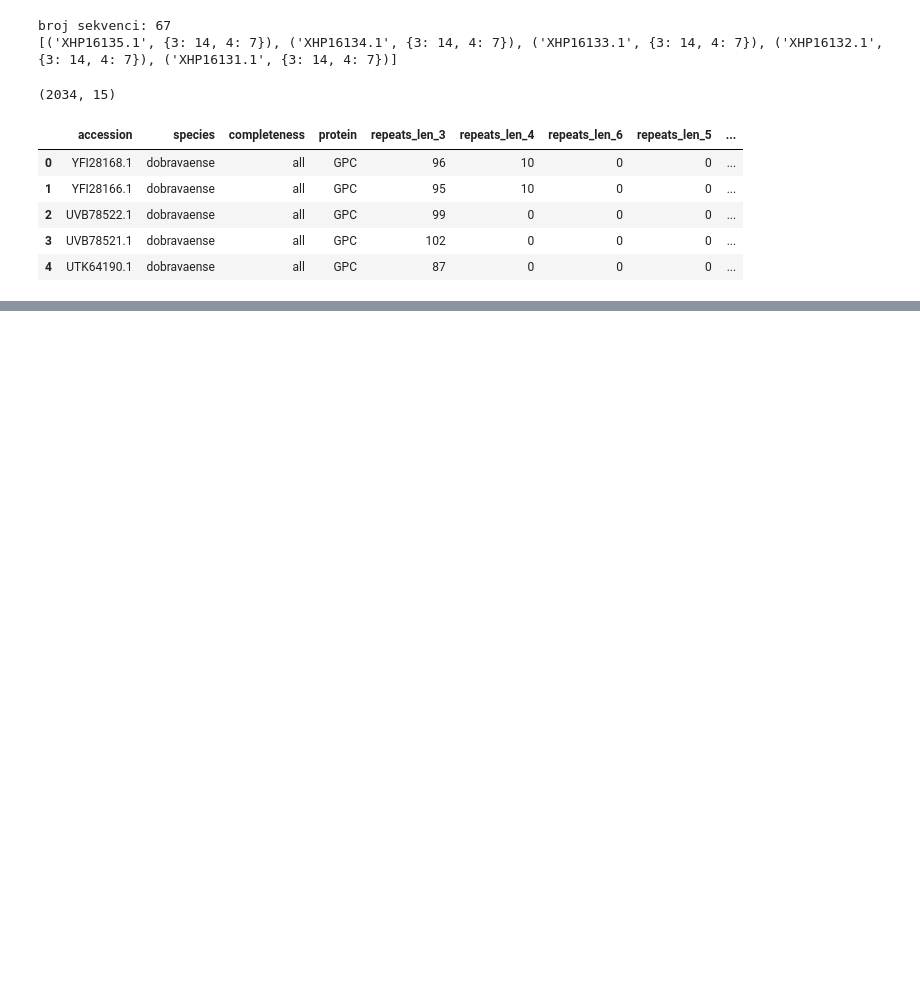
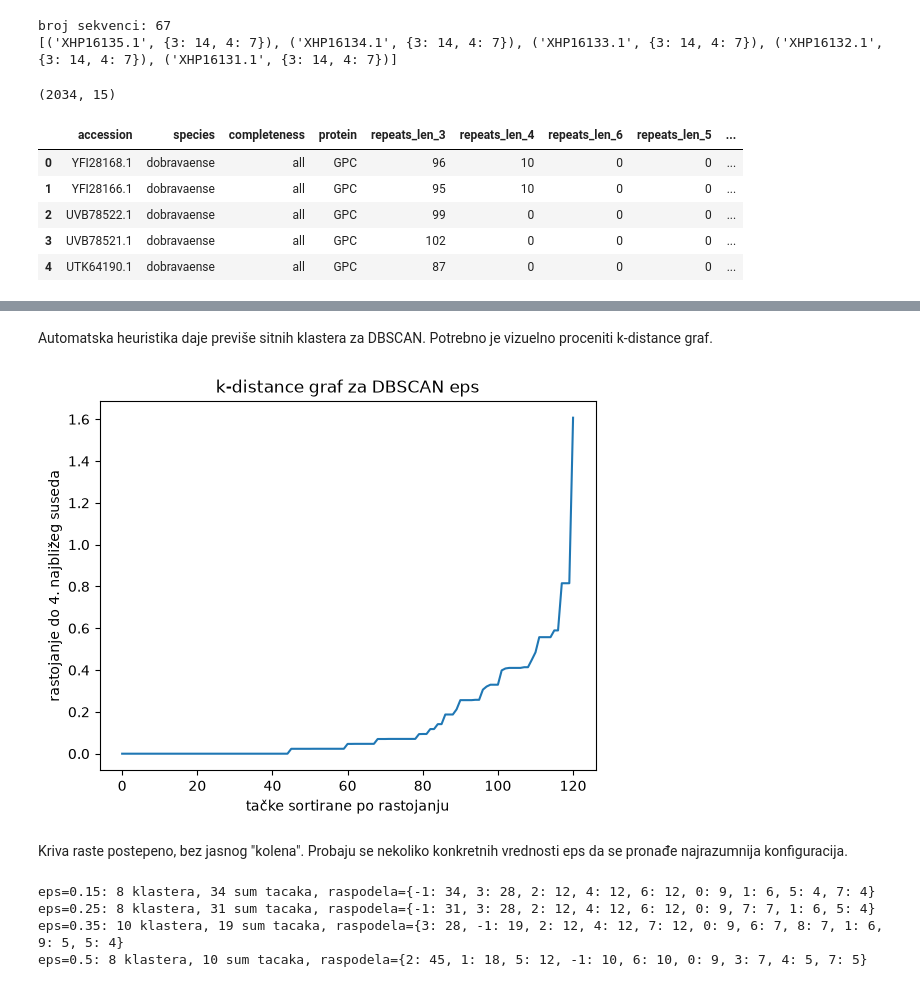
Before and after one commit to VladimirManda10/Hantavirus, a Jupyter notebook: notebook.ipynb, the cells around one changed output, grey strips where cells are left out. Saved outputs shown, nothing was run; the diff lists cells and outputs as text; code cells hidden in the pictures; blank space fills up the shorter version.

```diff
--- a/notebook.ipynb
+++ b/notebook.ipynb
@@ -626,0 +633,4 @@ feature_df.head()
+# %%
+FEATURE_COLS = [c for c in feature_df.columns
+                if c.startswith("repeats_len_") or c == "seq_length"]
+FEATURE_COLS
@@ -626,0 +753,23 @@ feature_df.head()
+# %%
+def prepare_subset(df, protein, completeness, feature_cols=FEATURE_COLS,
+                    min_nonzero_pct=10.0):
+    subset = df[(df.protein == protein) & (df.completeness == completeness)].copy()
+    subset = subset.dropna(subset=feature_cols)
+
+    usable_cols, dropped_cols = [], []
+    for col in feature_cols:
+        nonzero_pct = (subset[col] != 0).mean() * 100
+        (usable_cols if nonzero_pct >= min_nonzero_pct else dropped_cols).append(col)
+
+    if dropped_cols:
+        print(f"[{protein}/{completeness}] Izbacene retke kolone "
+              f"(<{min_nonzero_pct}% nenula): {dropped_cols}")
+
+    X = subset[usable_cols].values
+    X_scaled = StandardScaler().fit_transform(X)
+    return subset, X_scaled, usable_cols
+
+
+subset_gpc_complete, X_gpc_complete, used_cols = prepare_subset(feature_df, "GPC", "complete")
+print(subset_gpc_complete.shape, X_gpc_complete.shape)
+print("koriscene kolone:", used_cols)
@@ -626,0 +780,8 @@ feature_df.head()
+# %%
+X_pca_gpc_complete, pca_model = apply_pca(X_gpc_complete)
+print("broj komponenti:", X_pca_gpc_complete.shape[1])
+print("kumulativna varijansa:", pca_model.explained_variance_ratio_.cumsum())
+
+cluster_results = run_clustering(X_pca_gpc_complete)
+for name, labels in cluster_results.items():
+    print(name, "->", pd.Series(labels).value_counts().to_dict())
@@ -626,0 +838,30 @@ feature_df.head()
+# %% [markdown]
+Automatska heuristika daje previše sitnih klastera za DBSCAN. Potrebno je vizuelno
+proceniti k-distance graf.
+# %%
+nn = NearestNeighbors(n_neighbors=4).fit(X_pca_gpc_complete)
+dists, _ = nn.kneighbors(X_pca_gpc_complete)
+kth = np.sort(dists[:, -1])
+
+plt.plot(kth)
+plt.xlabel("tačke sortirane po rastojanju")
+plt.ylabel("rastojanje do 4. najbližeg suseda")
+plt.title("k-distance graf za DBSCAN eps")
+plt.show()
+# %% [output]
+[figure, added]
+# %% [markdown]
+Kriva raste postepeno, bez jasnog "kolena". Probaju se nekoliko konkretnih vrednosti eps
+da se pronađe najrazumnija konfiguracija.
+# %%
+for eps_try in [0.15, 0.25, 0.35, 0.5]:
+    labels = DBSCAN(eps=eps_try, min_samples=4).fit_predict(X_pca_gpc_complete)
+    n_clusters = len(set(labels)) - (1 if -1 in labels else 0)
+    n_noise = (labels == -1).sum()
+    print(f"eps={eps_try}: {n_clusters} klastera, {n_noise} sum tacaka, "
+          f"raspodela={pd.Series(labels).value_counts().to_dict()}")
+# %% [output]
+eps=0.15: 8 klastera, 34 sum tacaka, raspodela={-1: 34, 3: 28, 2: 12, 4: 12, 6: 12, 0: 9, 1: 6, 5: 4, 7: 4}
+eps=0.25: 8 klastera, 31 sum tacaka, raspodela={-1: 31, 3: 28, 2: 12, 4: 12, 6: 12, 0: 9, 7: 7, 1: 6, 5: 4}
+eps=0.35: 10 klastera, 19 sum tacaka, raspodela={3: 28, -1: 19, 2: 12, 4: 12, 7: 12, 0: 9, 6: 7, 8: 7, 1: 6, 9: 5, 5: 4}
+eps=0.5: 8 klastera, 10 sum tacaka, raspodela={2: 45, 1: 18, 5: 12, -1: 10, 6: 10, 0: 9, 3: 7, 4: 5, 7: 5}
```
Also changed, not shown: parts of 25 cells of this notebook.
